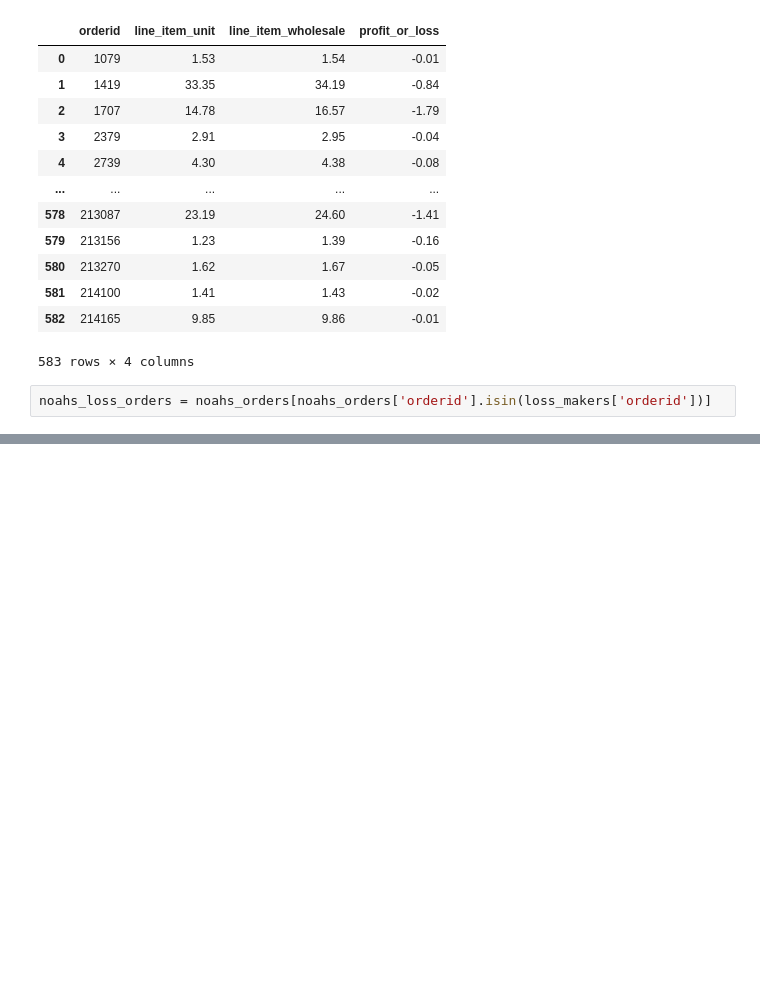
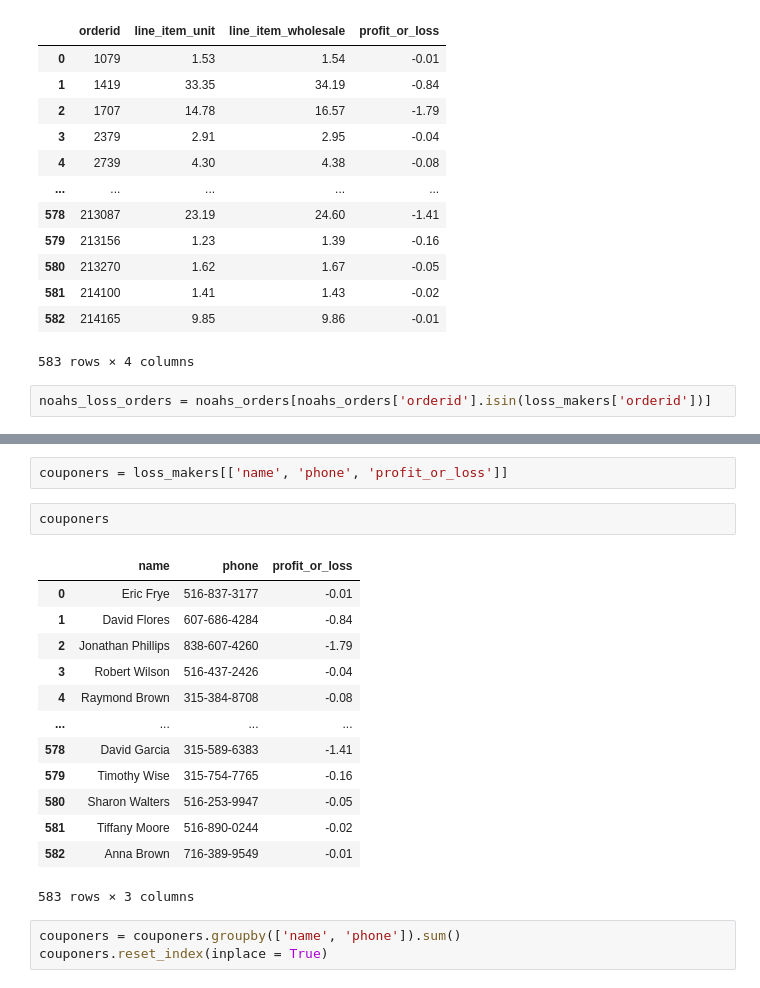
Before and after one commit to inveniam-viam/hanukkah-of-data-2023, a Jupyter notebook: puzzle-six.ipynb, the cells around one changed output, grey strips where cells are left out. Drawn from its saved outputs; the diff is of its cells as text; blank space fills up the shorter version.

```diff
--- a/puzzle-six.ipynb
+++ b/puzzle-six.ipynb
@@ -187,0 +201,21 @@ loss_makers.merge(noahs_loss_orders[['orderid', 'customerid']], how = 'left', on
+# %%
+couponers = loss_makers[['name', 'phone', 'profit_or_loss']]
+# %%
+couponers
+# %% [output]
+|  | name | phone | profit_or_loss |
+| 0 | Eric Frye | 516-837-3177 | -0.01 |
+| 1 | David Flores | 607-686-4284 | -0.84 |
+| 2 | Jonathan Phillips | 838-607-4260 | -1.79 |
+| 3 | Robert Wilson | 516-437-2426 | -0.04 |
+| 4 | Raymond Brown | 315-384-8708 | -0.08 |
+| ... | ... | ... | ... |
+| 578 | David Garcia | 315-589-6383 | -1.41 |
+| 579 | Timothy Wise | 315-754-7765 | -0.16 |
+| 580 | Sharon Walters | 516-253-9947 | -0.05 |
+| 581 | Tiffany Moore | 516-890-0244 | -0.02 |
+| 582 | Anna Brown | 716-389-9549 | -0.01 |
+583 rows × 3 columns
+# %%
+couponers = couponers.groupby(['name', 'phone']).sum()
+couponers.reset_index(inplace = True)
```
Also changed, not shown: parts of 5 cells of this notebook.
